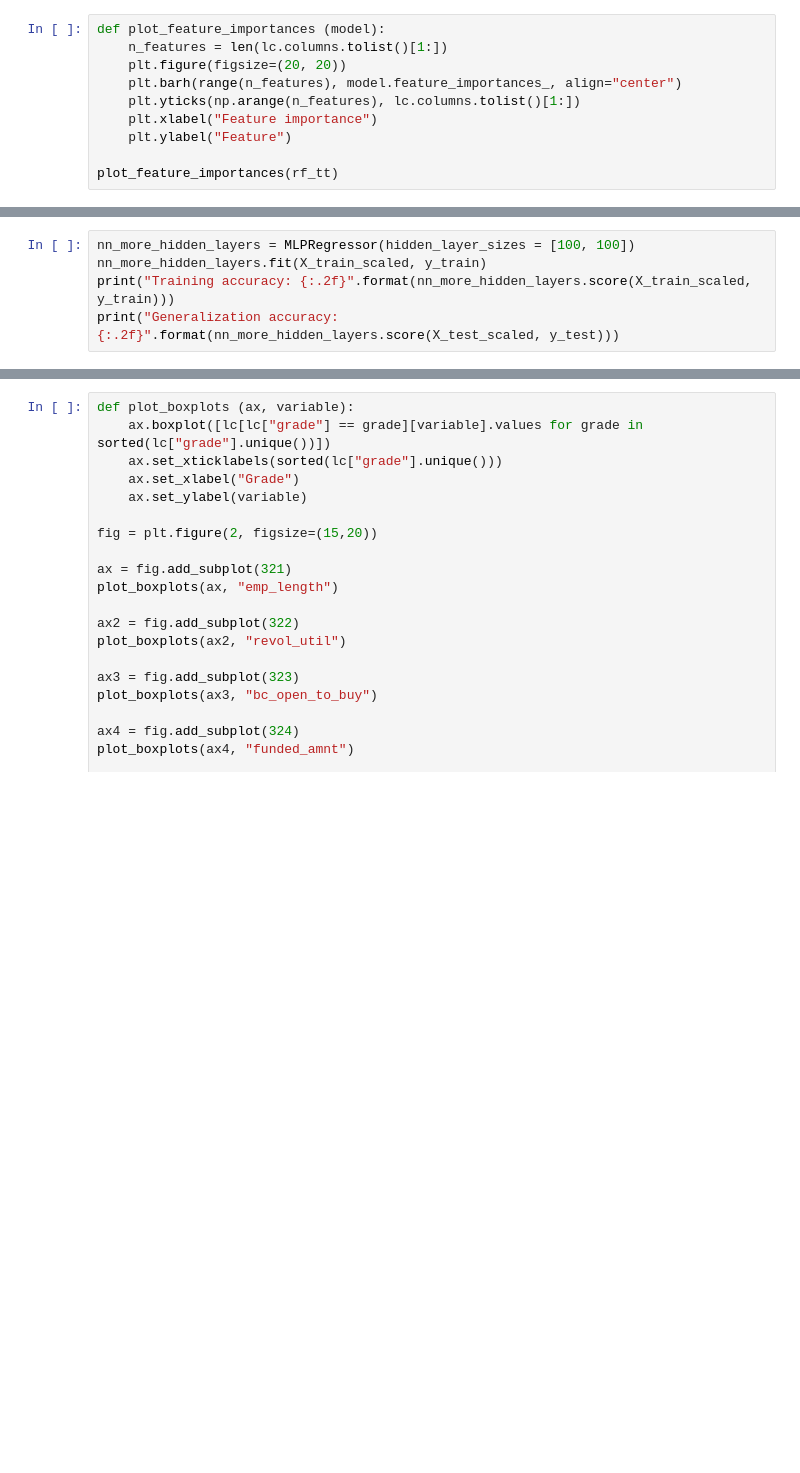
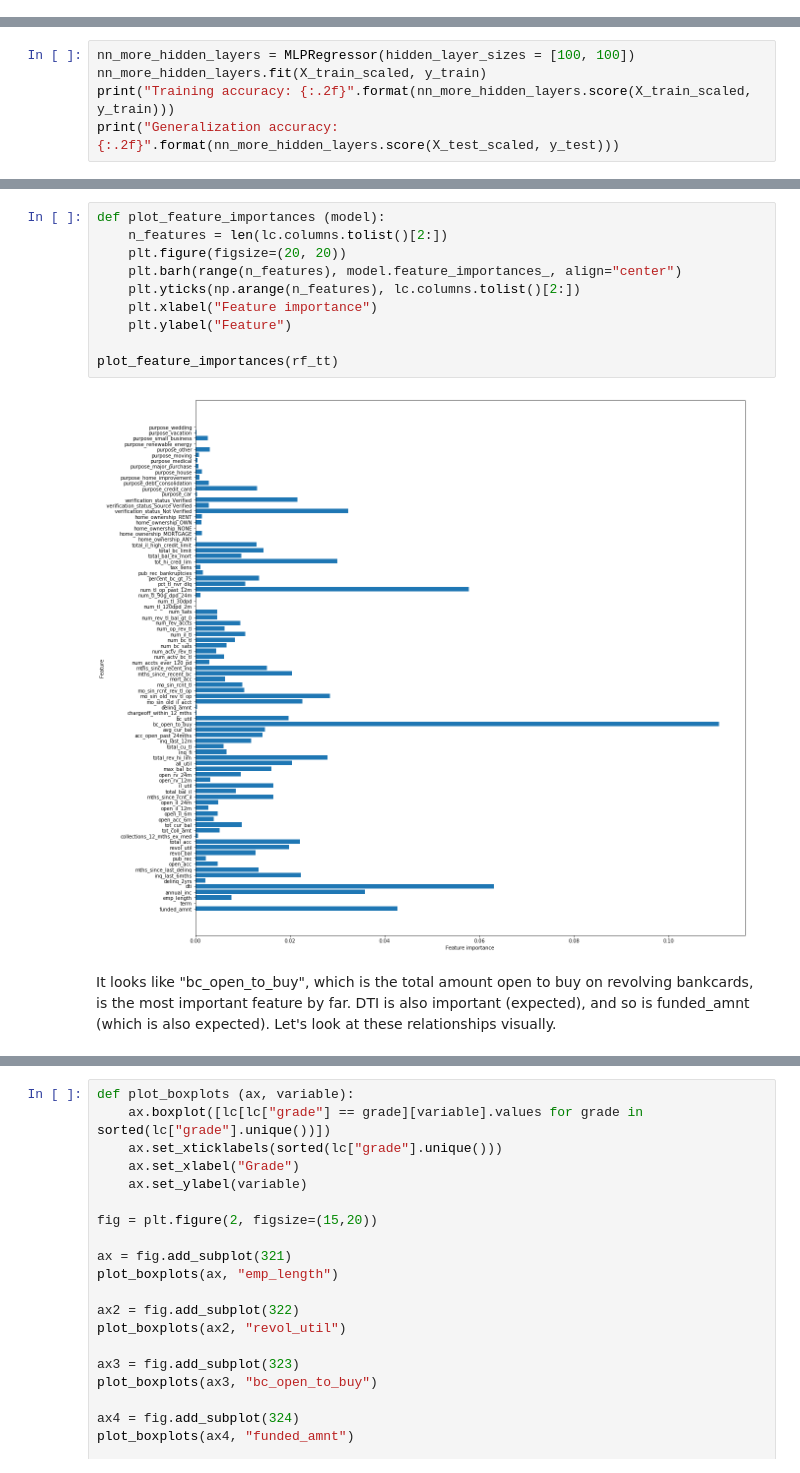
Before and after one commit to nsheth12/lending-club-analysis, a Jupyter notebook: Reverse Engineer LC Grading.ipynb, the cells around one changed output, grey strips where cells are left out. Drawn from its saved outputs; the diff is of its cells as text; blank space fills up the shorter version.

```diff
--- a/Reverse Engineer LC Grading.ipynb
+++ b/Reverse Engineer LC Grading.ipynb
@@ -224,10 +267,0 @@ print("Generalization accuracy: {:.2f}".format(rf_tt.score(X_test, y_test)))
-# %%
-def plot_feature_importances (model):
-    n_features = len(lc.columns.tolist()[1:])
-    plt.figure(figsize=(20, 20))
-    plt.barh(range(n_features), model.feature_importances_, align="center")
-    plt.yticks(np.arange(n_features), lc.columns.tolist()[1:])
-    plt.xlabel("Feature importance")
-    plt.ylabel("Feature")
-
-plot_feature_importances(rf_tt)
@@ -285,3 +345,17 @@ print("Generalization accuracy: {:.2f}".format(nn_more_hidden_layers.score(X_tes
+# %%
+def plot_feature_importances (model):
+    n_features = len(lc.columns.tolist()[2:])
+    plt.figure(figsize=(20, 20))
+    plt.barh(range(n_features), model.feature_importances_, align="center")
+    plt.yticks(np.arange(n_features), lc.columns.tolist()[2:])
+    plt.xlabel("Feature importance")
+    plt.ylabel("Feature")
+
+plot_feature_importances(rf_tt)
+# %% [output]
+[figure, added]
+# %% [markdown]
+It looks like "bc_open_to_buy", which is the total amount open to buy on revolving bankcards, is the most important feature by far. DTI is also important (expected), and so is funded_amnt (which is also expected). Let's look at these relationships visually.
 # %%
 def plot_scatter (ax, variable):
     ax.scatter(lc[variable].values, lc["int_rate"].values, s=8)
```
Also changed, not shown: parts of 36 cells of this notebook.
